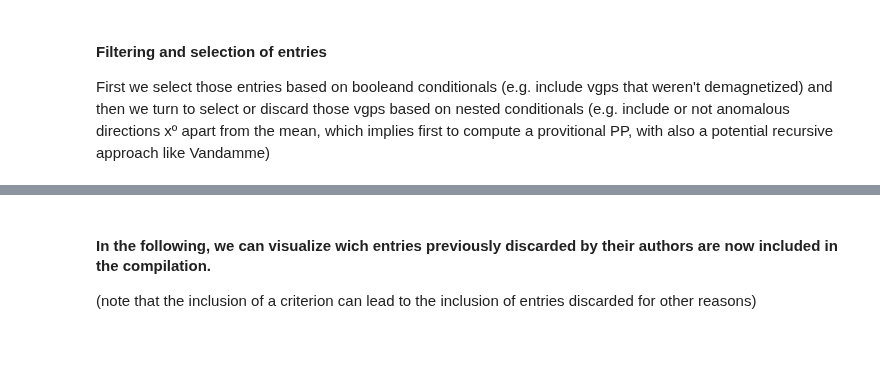
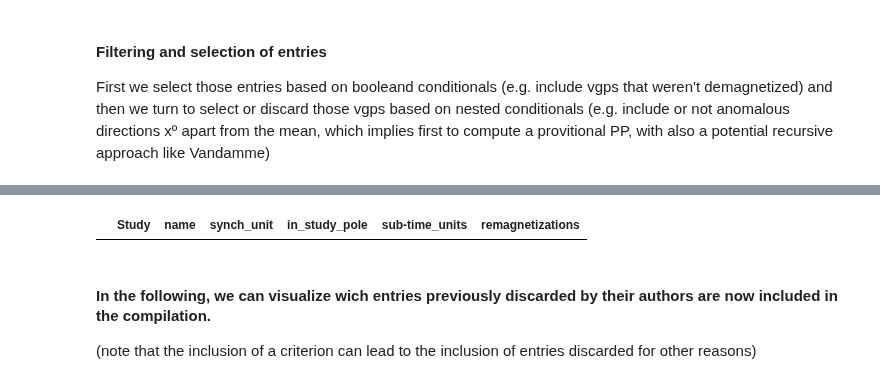
Before and after one commit to bramvaes/Young_CEED_2.0, a Jupyter notebook: build_compilation_v2.ipynb, the cells around one changed output, grey strips where cells are left out. Saved outputs shown, nothing was run; the diff lists cells and outputs as text; code cells hidden in the pictures; blank space fills up the shorter version.

```diff
--- a/build_compilation_v2.ipynb
+++ b/build_compilation_v2.ipynb
@@ -253,3 +366,8 @@ df_vgp_compilation[df_vgp_compilation.index.duplicated() == True]
+# %%
+df_vgp_compilation.groupby(['Study'])['sub-time_units'].sum().tolist()
+df_vgp_compilation[df_vgp_compilation['remagnetizations'] == True][['Study','name','synch_unit','in_study_pole','sub-time_units', 'remagnetizations']]
+# %% [output]
+|  | Study | name | synch_unit | in_study_pole | sub-time_units | remagnetizations |
 # %% [markdown]
 #### In the following, we can visualize wich entries previously discarded by their authors are now included in the compilation.
 
```
Also changed, not shown: parts of 13 cells of this notebook, 4 other files.
